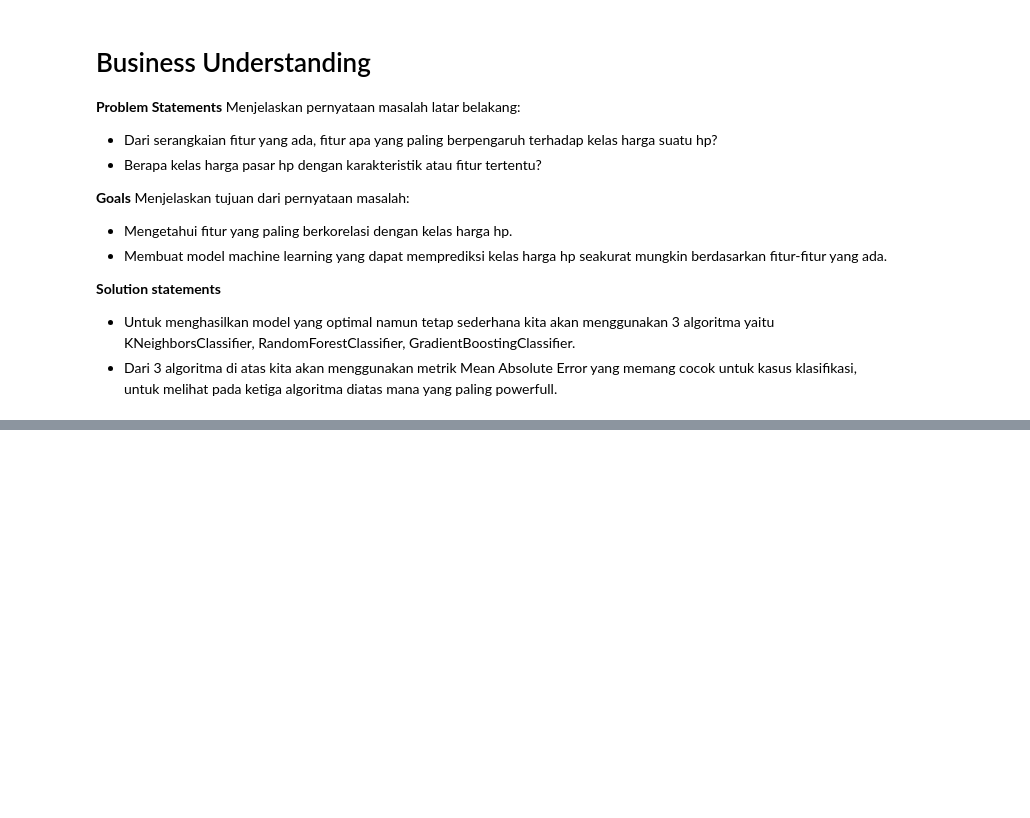
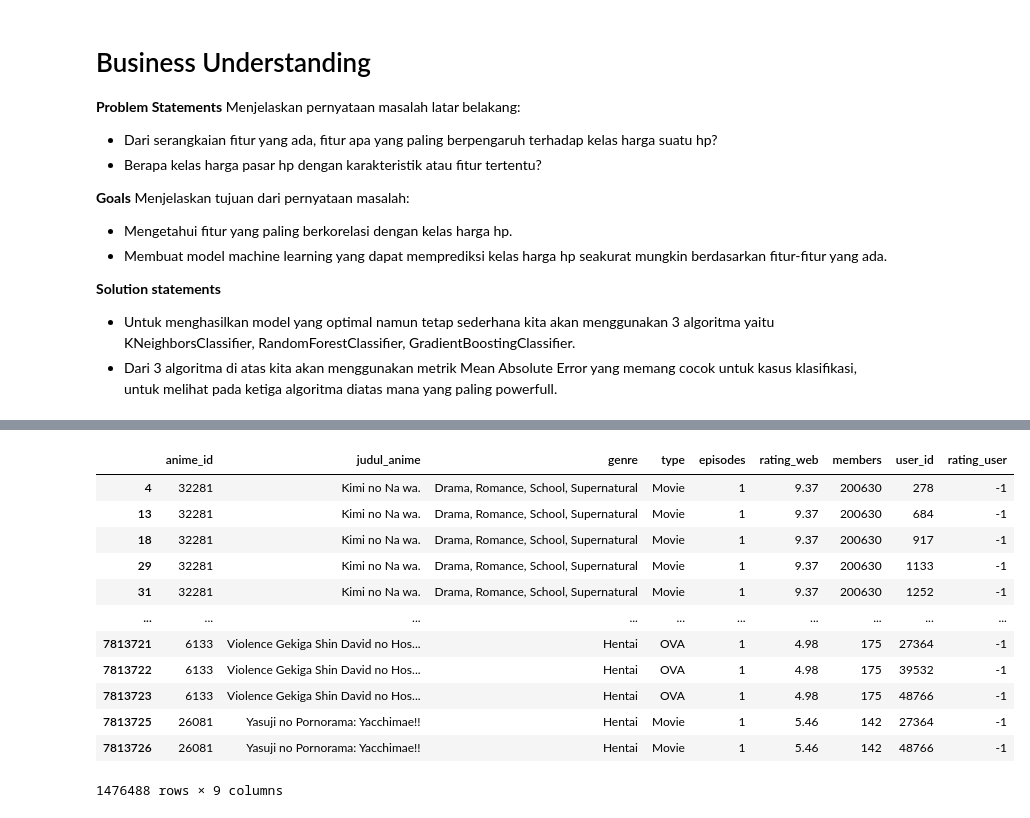
Before and after one commit to izzul112/ML_BMLT-Proyek_Akhir-Sistem_Rekomendasi-Anime, a Jupyter notebook: Proyek_Akhir_Sistem_Rekomendasi.ipynb, the cells around one changed output, grey strips where cells are left out. Cells and saved outputs as stored; diff of their text form; code cells hidden in the pictures; blank space fills up the shorter version.

```diff
--- a/Proyek_Akhir_Sistem_Rekomendasi.ipynb
+++ b/Proyek_Akhir_Sistem_Rekomendasi.ipynb
@@ -70,0 +86,4 @@ import matplotlib.pyplot as plt
+# %%
+data_anime = pd.read_csv('/content/gdrive/My Drive/dataset/anime.csv')
+
+data_rating = pd.read_csv('/content/gdrive/My Drive/dataset/rating.csv')
@@ -70,0 +187,4 @@ import matplotlib.pyplot as plt
+# %%
+anime_fulldata = pd.merge(data_anime, data_rating, on='anime_id', suffixes= ['_web', '_user'])
+anime_fulldata = anime_fulldata.rename(columns={'name': 'judul_anime'})
+anime_fulldata.head()
@@ -70,0 +198,16 @@ import matplotlib.pyplot as plt
+# %%
+anime_fulldata.loc[(anime_fulldata['rating_user']==-1)]
+# %% [output]
+|  | anime_id | judul_anime | genre | type | episodes | rating_web | members | user_id | rating_user |
+| 4 | 32281 | Kimi no Na wa. | Drama, Romance, School, Supernatural | Movie | 1 | 9.37 | 200630 | 278 | -1 |
+| 13 | 32281 | Kimi no Na wa. | Drama, Romance, School, Supernatural | Movie | 1 | 9.37 | 200630 | 684 | -1 |
+| 18 | 32281 | Kimi no Na wa. | Drama, Romance, School, Supernatural | Movie | 1 | 9.37 | 200630 | 917 | -1 |
+| 29 | 32281 | Kimi no Na wa. | Drama, Romance, School, Supernatural | Movie | 1 | 9.37 | 200630 | 1133 | -1 |
+| 31 | 32281 | Kimi no Na wa. | Drama, Romance, School, Supernatural | Movie | 1 | 9.37 | 200630 | 1252 | -1 |
+| ... | ... | ... | ... | ... | ... | ... | ... | ... | ... |
+| 7813721 | 6133 | Violence Gekiga Shin David no Hos... | Hentai | OVA | 1 | 4.98 | 175 | 27364 | -1 |
+| 7813722 | 6133 | Violence Gekiga Shin David no Hos... | Hentai | OVA | 1 | 4.98 | 175 | 39532 | -1 |
+| 7813723 | 6133 | Violence Gekiga Shin David no Hos... | Hentai | OVA | 1 | 4.98 | 175 | 48766 | -1 |
+| 7813725 | 26081 | Yasuji no Pornorama: Yacchimae!! | Hentai | Movie | 1 | 5.46 | 142 | 27364 | -1 |
+| 7813726 | 26081 | Yasuji no Pornorama: Yacchimae!! | Hentai | Movie | 1 | 5.46 | 142 | 48766 | -1 |
+1476488 rows × 9 columns
```
Also changed, not shown: parts of 19 cells of this notebook.
